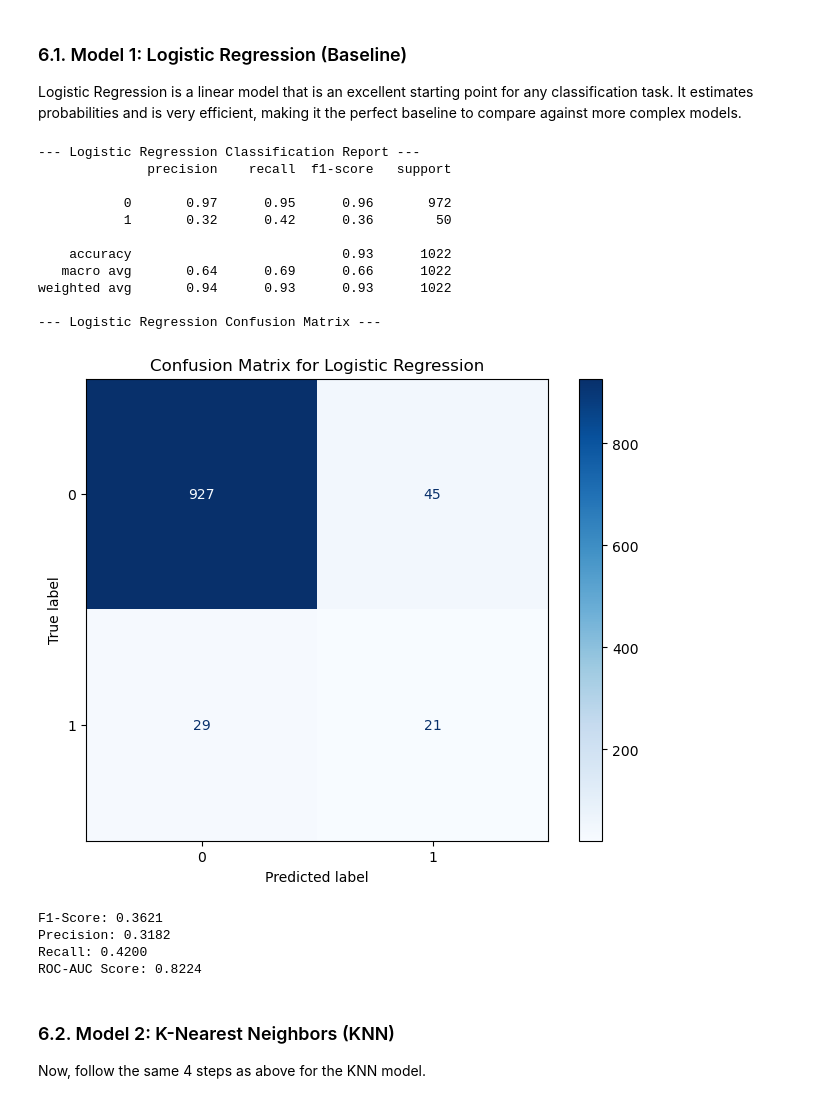
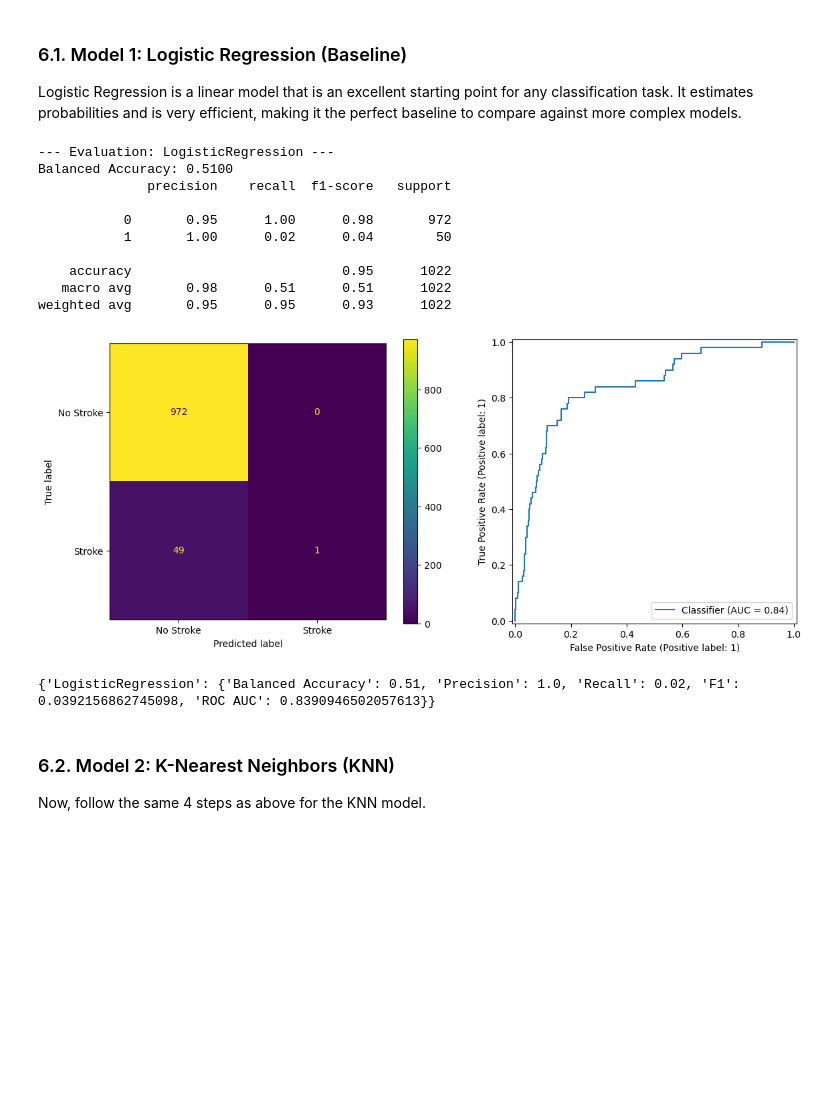
Before and after one commit to koba4real/MLDM-stroke-prediction-project, a Jupyter notebook: main-analysis.ipynb, the cells around one changed output. Drawn from its saved outputs; the diff is of its cells as text; code cells hidden in the pictures; blank space fills up the shorter version.

Commit message:
modeling with and without smote

```diff
--- a/main-analysis.ipynb
+++ b/main-analysis.ipynb
@@ -441,7 +454,7 @@ categorical_features = []
 for col in df.columns:
     # Check if the column is of a numeric data type and has more than 2 unique values
     # (We consider columns with only 2 unique values, like 'hypertension', as categorical)
-    if pd.api.types.is_numeric_dtype(df[col]) and df[col].nunique() > 2:
+    if pd.api.types.is_numeric_dtype(df[col]) :  #and df[col].nunique() > 2
         numerical_features.append(col)
     # All other columns are treated as categorical
     else:
@@ -1073,6 +1106,11 @@ y = df_processed['stroke']
 
 print("Shape of our features (X):", X.shape)
 print("Shape of our target (y):", y.shape)
+
+#Scaling the features
+sc = StandardScaler()
+X=pd.DataFrame(sc.fit_transform(X), columns=X.columns)
+X
 # %% [output]
 Shape of our features (X): (5109, 17)
 Shape of our target (y): (5109,)
@@ -1167,65 +1365,41 @@ Logistic Regression is a linear model that is an excellent starting point for an
 # %%
 from sklearn.metrics import ConfusionMatrixDisplay
 
 # Initialize the Logistic Regression model
 # We set max_iter=1000 to ensure the model has enough iterations to converge, preventing a common warning.
 log_reg = LogisticRegression(random_state=42, max_iter=1000)
-log_reg.fit(X_train_smote, y_train_smote)
+log_reg.fit(X_train, y_train)
 
 # Make predictions on the original, unbalanced test set
 y_pred_log_reg = log_reg.predict(X_test)
 
 # Predict probabilities, which are needed for the ROC-AUC score
 y_pred_proba_log_reg = log_reg.predict_proba(X_test)[:, 1] # We only need the probabilities for the 'positive' class (stroke=1)
 
 # Print the Classification Report
 # This report gives a great summary of precision, recall, and f1-score.
-print("--- Logistic Regression Classification Report ---")
-print(classification_report(y_test, y_pred_log_reg))
-
-# Display the Confusion Matrix
-print("--- Logistic Regression Confusion Matrix ---")
-fig, ax = plt.subplots(figsize=(8, 6))
-ConfusionMatrixDisplay.from_estimator(
-    log_reg,
-    X_test,
-    y_test,
-    ax=ax,
-    cmap='Blues',
-    values_format='d' # 'd' formats the numbers as integers
+metrics = evaluate_model(
+    clf=log_reg,
+    X_test=X_test,
+    y_test=y_test,
+    name="LogisticRegression",
+    results=results,
+    show_plots=True                  # set False if running in non-interactive mode
 )
-plt.title("Confusion Matrix for Logistic Regression")
-plt.show()
-
-# --- Store the results for our final comparison table ---
-results['Logistic Regression'] = {
-    'F1-Score': f1_score(y_test, y_pred_log_reg),
-    'Precision': precision_score(y_test, y_pred_log_reg),
-    'Recall': recall_score(y_test, y_pred_log_reg),
-    'ROC-AUC': roc_auc_score(y_test, y_pred_proba_log_reg)
-}
-
-print(f"\nF1-Score: {results['Logistic Regression']['F1-Score']:.4f}")
-print(f"Precision: {results['Logistic Regression']['Precision']:.4f}")
-print(f"Recall: {results['Logistic Regression']['Recall']:.4f}")
-print(f"ROC-AUC Score: {results['Logistic Regression']['ROC-AUC']:.4f}")
+print(results)
 # %% [output]
---- Logistic Regression Classification Report ---
+--- Evaluation: LogisticRegression ---
+Balanced Accuracy: 0.5100
               precision    recall  f1-score   support
 
-           0       0.97      0.95      0.96       972
-           1       0.32      0.42      0.36        50
+           0       0.95      1.00      0.98       972
+           1       1.00      0.02      0.04        50
 
-    accuracy                           0.93      1022
-   macro avg       0.64      0.69      0.66      1022
-weighted avg       0.94      0.93      0.93      1022
-
---- Logistic Regression Confusion Matrix ---
+    accuracy                           0.95      1022
+   macro avg       0.98      0.51      0.51      1022
+weighted avg       0.95      0.95      0.93      1022
-[figure, old version]
+[figure, new version]
-F1-Score: 0.3621
-Precision: 0.3182
-Recall: 0.4200
-ROC-AUC Score: 0.8224
+{'LogisticRegression': {'Balanced Accuracy': 0.51, 'Precision': 1.0, 'Recall': 0.02, 'F1': 0.0392156862745098, 'ROC AUC': 0.8390946502057613}}
 # %% [markdown]
 ### 6.2. Model 2: K-Nearest Neighbors (KNN)
 
```
Also changed, not shown: parts of 92 cells of this notebook.
